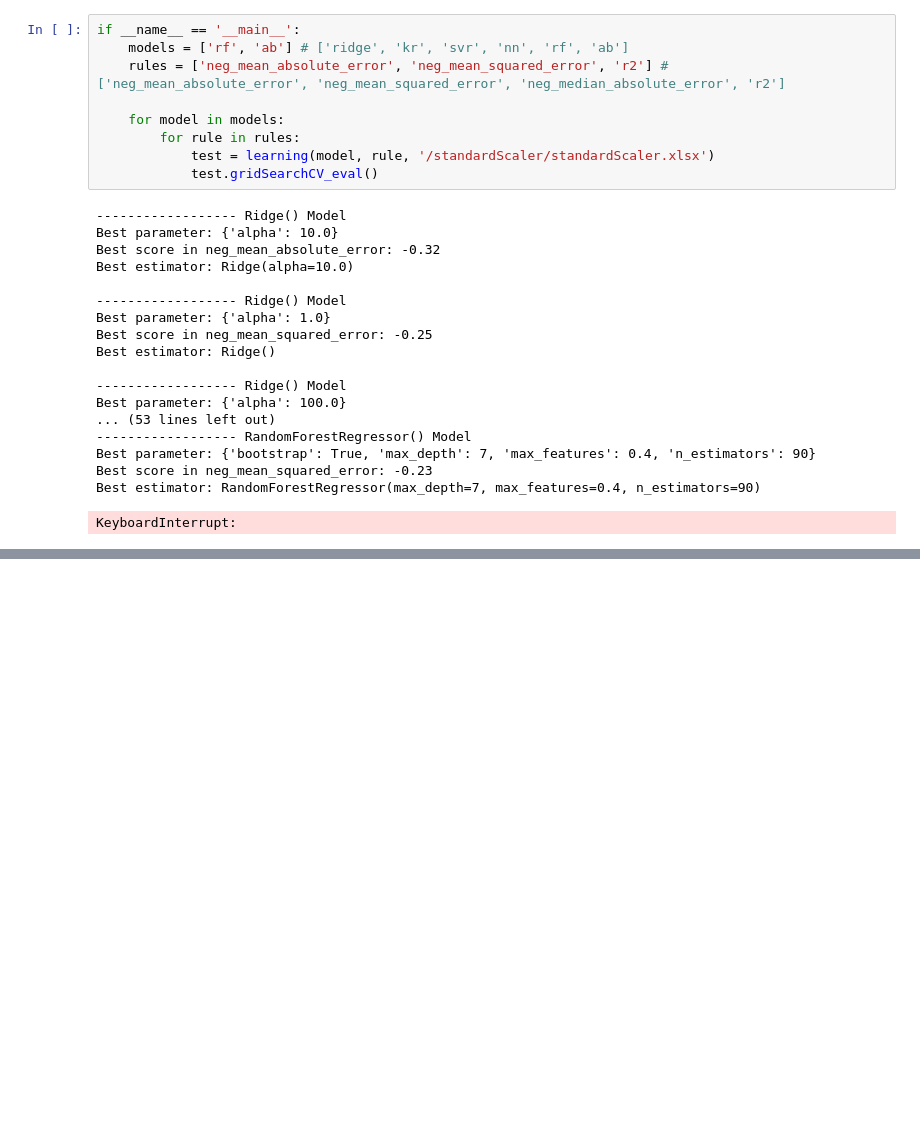
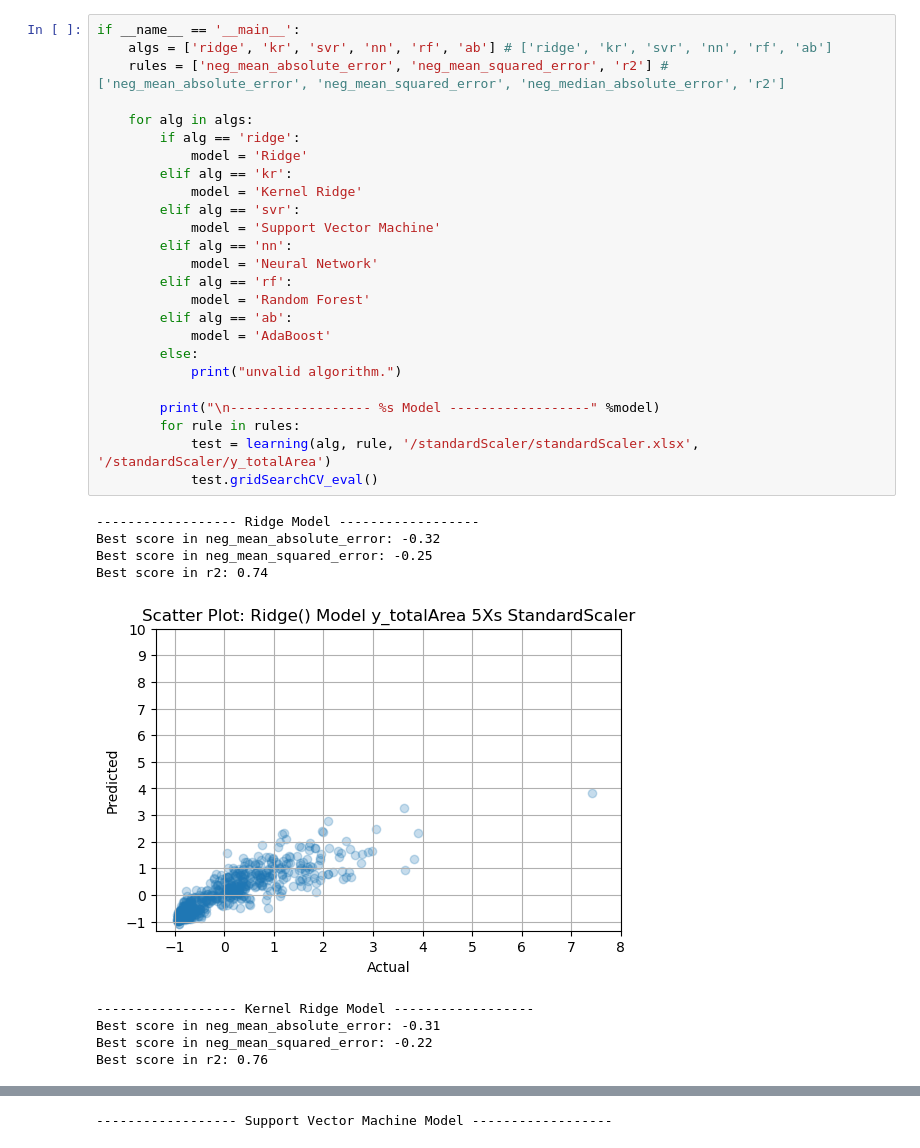
Before and after one commit to chengmeowz/project-posture, a Jupyter notebook: project_posture/learning-Copy1.ipynb, the cells around one changed output, grey strips where cells are left out. Saved outputs shown, nothing was run; the diff lists cells and outputs as text; blank space fills up the shorter version.

Commit message:
learning

```diff
--- a/project_posture/learning-Copy1.ipynb
+++ b/project_posture/learning-Copy1.ipynb
@@ -218,28 +199,35 @@ class learning(object):
 # %%
 if __name__ == '__main__':
-    models = ['rf', 'ab'] # ['ridge', 'kr', 'svr', 'nn', 'rf', 'ab']
+    algs = ['ridge', 'kr', 'svr', 'nn', 'rf', 'ab'] # ['ridge', 'kr', 'svr', 'nn', 'rf', 'ab']
     rules = ['neg_mean_absolute_error', 'neg_mean_squared_error', 'r2'] # ['neg_mean_absolute_error', 'neg_mean_squared_error', 'neg_median_absolute_error', 'r2']
 
-    for model in models:
+    for alg in algs:
+        if alg == 'ridge':
+            model = 'Ridge'
+        elif alg == 'kr':
+            model = 'Kernel Ridge'
+        elif alg == 'svr':
+            model = 'Support Vector Machine'
+        elif alg == 'nn':
+            model = 'Neural Network'
+        elif alg == 'rf':
+            model = 'Random Forest'
+        elif alg == 'ab':
+            model = 'AdaBoost'
+        else:
+            print("unvalid algorithm.")
+
+        print("\n------------------ %s Model ------------------" %model)
         for rule in rules:
-            test = learning(model, rule, '/standardScaler/standardScaler.xlsx')
+            test = learning(alg, rule, '/standardScaler/standardScaler.xlsx', '/standardScaler/y_totalArea')
             test.gridSearchCV_eval()
 # %% [output]
------------------- Ridge() Model
-Best parameter: {'alpha': 10.0}
+------------------ Ridge Model ------------------
 Best score in neg_mean_absolute_error: -0.32
-Best estimator: Ridge(alpha=10.0)
-
------------------- Ridge() Model
-Best parameter: {'alpha': 1.0}
 Best score in neg_mean_squared_error: -0.25
-Best estimator: Ridge()
-
------------------- Ridge() Model
-Best parameter: {'alpha': 100.0}
-... (53 lines left out)
------------------- RandomForestRegressor() Model
-Best parameter: {'bootstrap': True, 'max_depth': 7, 'max_features': 0.4, 'n_estimators': 90}
-Best score in neg_mean_squared_error: -0.23
-Best estimator: RandomForestRegressor(max_depth=7, max_features=0.4, n_estimators=90)
+Best score in r2: 0.74
+[figure, added]
-KeyboardInterrupt:
+------------------ Kernel Ridge Model ------------------
+Best score in neg_mean_absolute_error: -0.31
+Best score in neg_mean_squared_error: -0.22
+Best score in r2: 0.76
@@ -245,0 +235 @@ KeyboardInterrupt:
+------------------ Support Vector Machine Model ------------------
```
Also changed, not shown: parts of 2 cells of this notebook, 55 other files.
